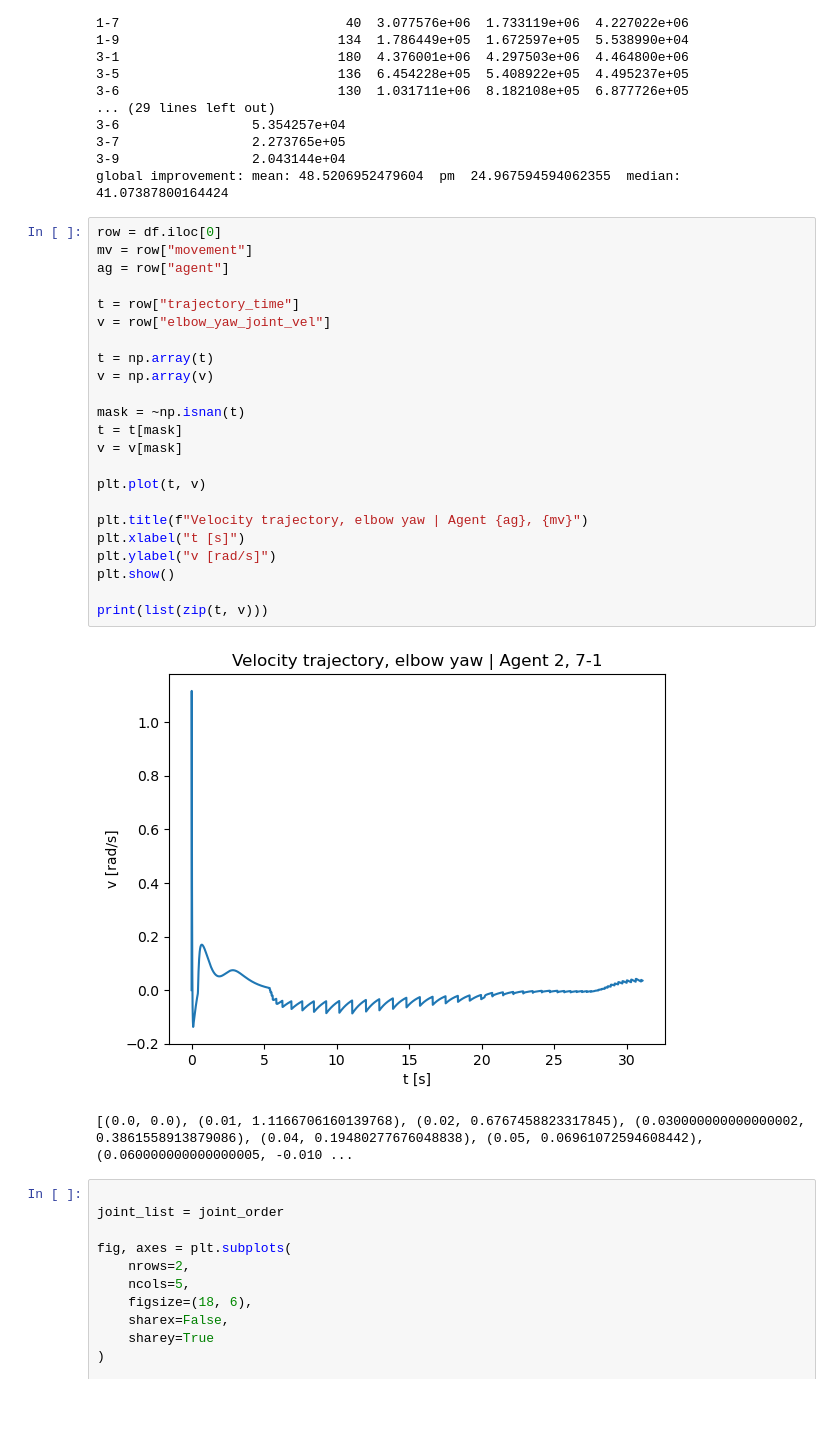
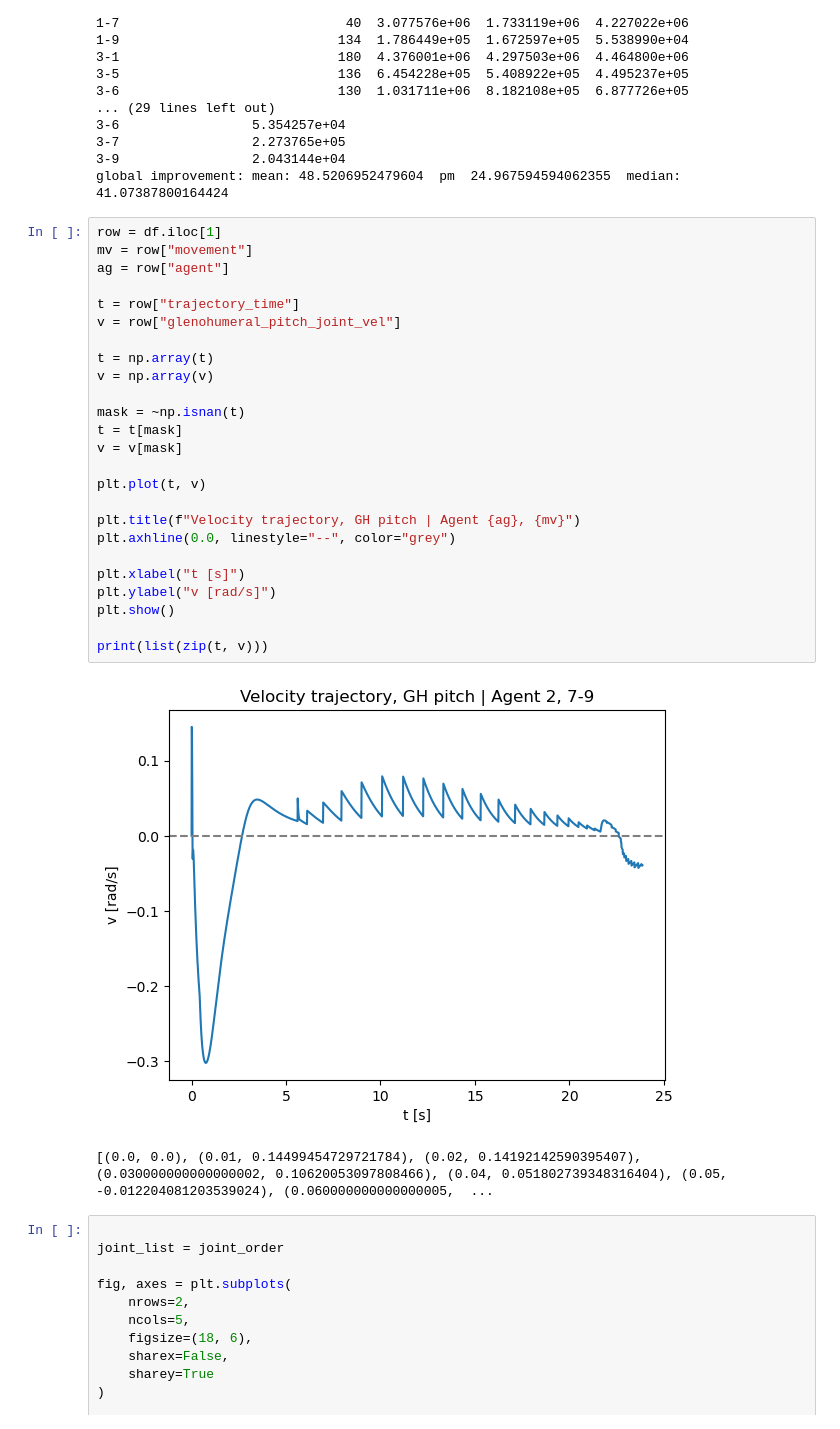
Before and after one commit to bj1110/Masterarbeit, a Jupyter notebook: eval/simdata_eval.ipynb, the cells around one changed output. Saved outputs shown, nothing was run; the diff lists cells and outputs as text.

Commit message:
comparisson NJS plot at improvement for other plots

```diff
--- a/eval/simdata_eval.ipynb
+++ b/eval/simdata_eval.ipynb
@@ -741,31 +741,33 @@ projected_movement
 3-9                 2.043144e+04
 global improvement: mean: 48.5206952479604  pm  24.967594594062355  median:  41.07387800164424
 # %%
-row = df.iloc[0]
+row = df.iloc[1]
 mv = row["movement"]
 ag = row["agent"]
 
 t = row["trajectory_time"]
-v = row["elbow_yaw_joint_vel"]
+v = row["glenohumeral_pitch_joint_vel"]
 
 t = np.array(t)
 v = np.array(v)
 
 mask = ~np.isnan(t)
 t = t[mask]
 v = v[mask]
 
 plt.plot(t, v)
 
-plt.title(f"Velocity trajectory, elbow yaw | Agent {ag}, {mv}")
+plt.title(f"Velocity trajectory, GH pitch | Agent {ag}, {mv}")
+plt.axhline(0.0, linestyle="--", color="grey")
+
 plt.xlabel("t [s]")
 plt.ylabel("v [rad/s]")
 plt.show()
 
 print(list(zip(t, v)))
 # %% [output]
-[figure, old version]
+[figure, new version]
-[(0.0, 0.0), (0.01, 1.1166706160139768), (0.02, 0.6767458823317845), (0.030000000000000002, 0.3861558913879086), (0.04, 0.19480277676048838), (0.05, 0.06961072594608442), (0.060000000000000005, -0.010 ...
+[(0.0, 0.0), (0.01, 0.14499454729721784), (0.02, 0.14192142590395407), (0.030000000000000002, 0.10620053097808466), (0.04, 0.051802739348316404), (0.05, -0.012204081203539024), (0.060000000000000005,  ...
 # %%
 
 joint_list = joint_order
```
Also changed, not shown: 1 other file.
